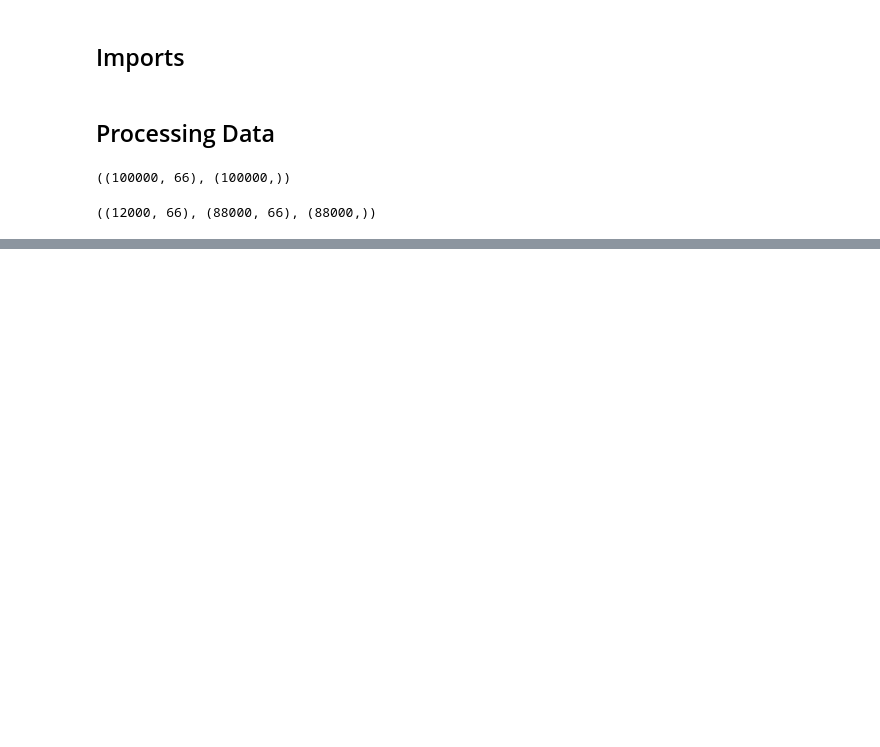
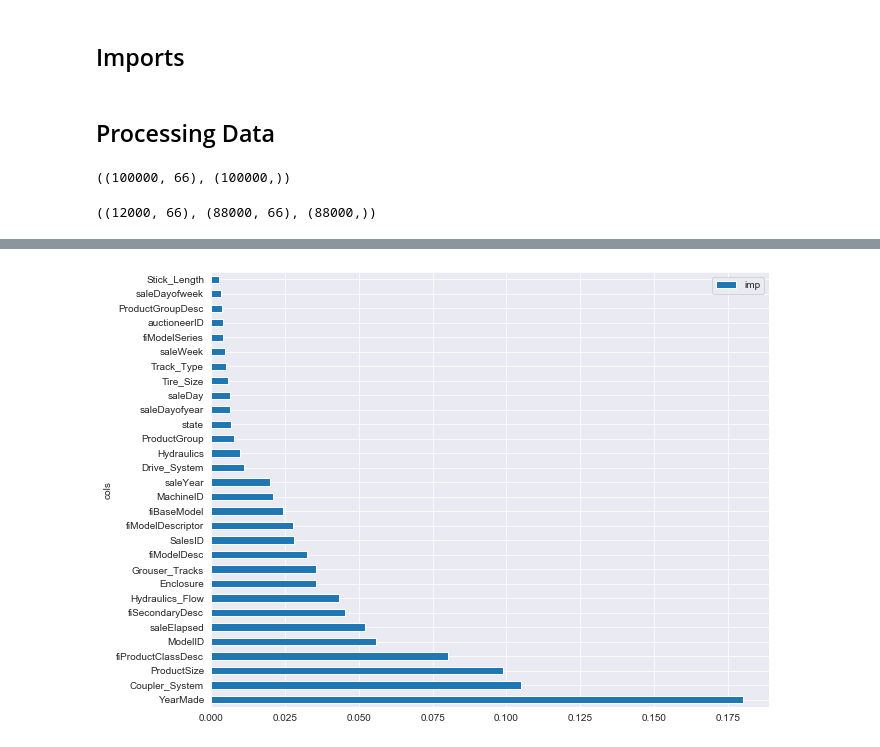
Before and after one commit to wolfdale229/100daysofmlcodes, a Jupyter notebook: intro to ml (fastai)/Interpretation .ipynb, the cells around one changed output, grey strips where cells are left out. Drawn from its saved outputs; the diff is of its cells as text; code cells hidden in the pictures; blank space fills up the shorter version.

```diff
--- a/intro to ml (fastai)/Interpretation .ipynb
+++ b/intro to ml (fastai)/Interpretation .ipynb
@@ -96,0 +176,5 @@ The OOB_score : 0.8935606322993769
+# %%
+fi[:30].plot.barh('cols', 'imp', figsize=(10, 8))
+plt.show()
+# %% [output]
+[figure, added]
```
Also changed, not shown: parts of 24 cells of this notebook, 1 other file.
